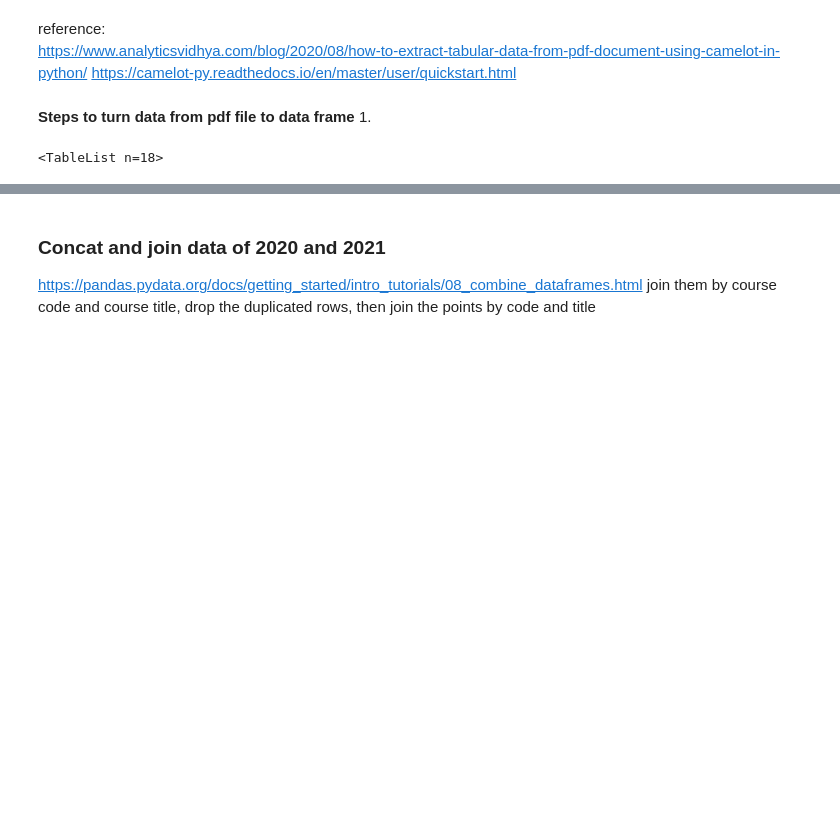
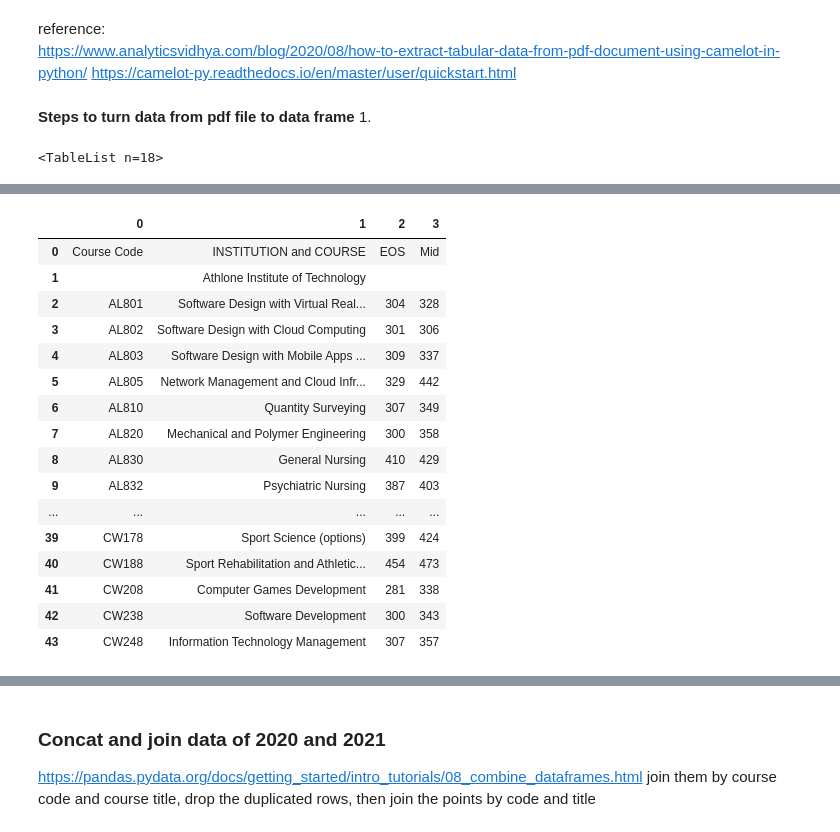
Before and after one commit to HazelIP/Fundamental_DA, a Jupyter notebook: CAO/cao.ipynb, the cells around one changed output, grey strips where cells are left out. Drawn from its saved outputs; the diff is of its cells as text; code cells hidden in the pictures; blank space fills up the shorter version.

Commit message:
transformed cao2019 to data frame

```diff
--- a/CAO/cao.ipynb
+++ b/CAO/cao.ipynb
@@ -241,7 +241,7 @@ https://camelot-py.readthedocs.io/en/master/user/quickstart.html
 1.
 # %%
 # read in 2019 data from pdf using camelot
-table2019 = cam.read_pdf("CAO data/caoData2019_original.pdf", pages='all', flavor='stream')
+table2019 = cam.read_pdf("CAO data/caoData2019_original.pdf", pages='all', flavor='lattice', split_text=True)
 # %%
 # To see how many tables in the pdf
 table2019
@@ -275,0 +276,23 @@ for i in range(18):
+# %%
+# each table is a pandas dataframe
+# first page has 47 rows and 4 columns
+table2019[0]
+table2019[0].df
+# %% [output]
+|  | 0 | 1 | 2 | 3 |
+| 0 | Course Code | INSTITUTION and COURSE | EOS | Mid |
+| 1 |  | Athlone Institute of Technology |  |  |
+| 2 | AL801 | Software Design with Virtual Real... | 304 | 328 |
+| 3 | AL802 | Software Design with Cloud Computing | 301 | 306 |
+| 4 | AL803 | Software Design with Mobile Apps ... | 309 | 337 |
+| 5 | AL805 | Network Management and Cloud Infr... | 329 | 442 |
+| 6 | AL810 | Quantity Surveying | 307 | 349 |
+| 7 | AL820 | Mechanical and Polymer Engineering | 300 | 358 |
+| 8 | AL830 | General Nursing | 410 | 429 |
+| 9 | AL832 | Psychiatric Nursing | 387 | 403 |
+| ... | ... | ... | ... | ... |
+| 39 | CW178 | Sport Science (options) | 399 | 424 |
+| 40 | CW188 | Sport Rehabilitation and Athletic... | 454 | 473 |
+| 41 | CW208 | Computer Games Development | 281 | 338 |
+| 42 | CW238 | Software Development | 300 | 343 |
+| 43 | CW248 | Information Technology Management | 307 | 357 |
```
Also changed, not shown: parts of 26 cells of this notebook, 20 other files.
